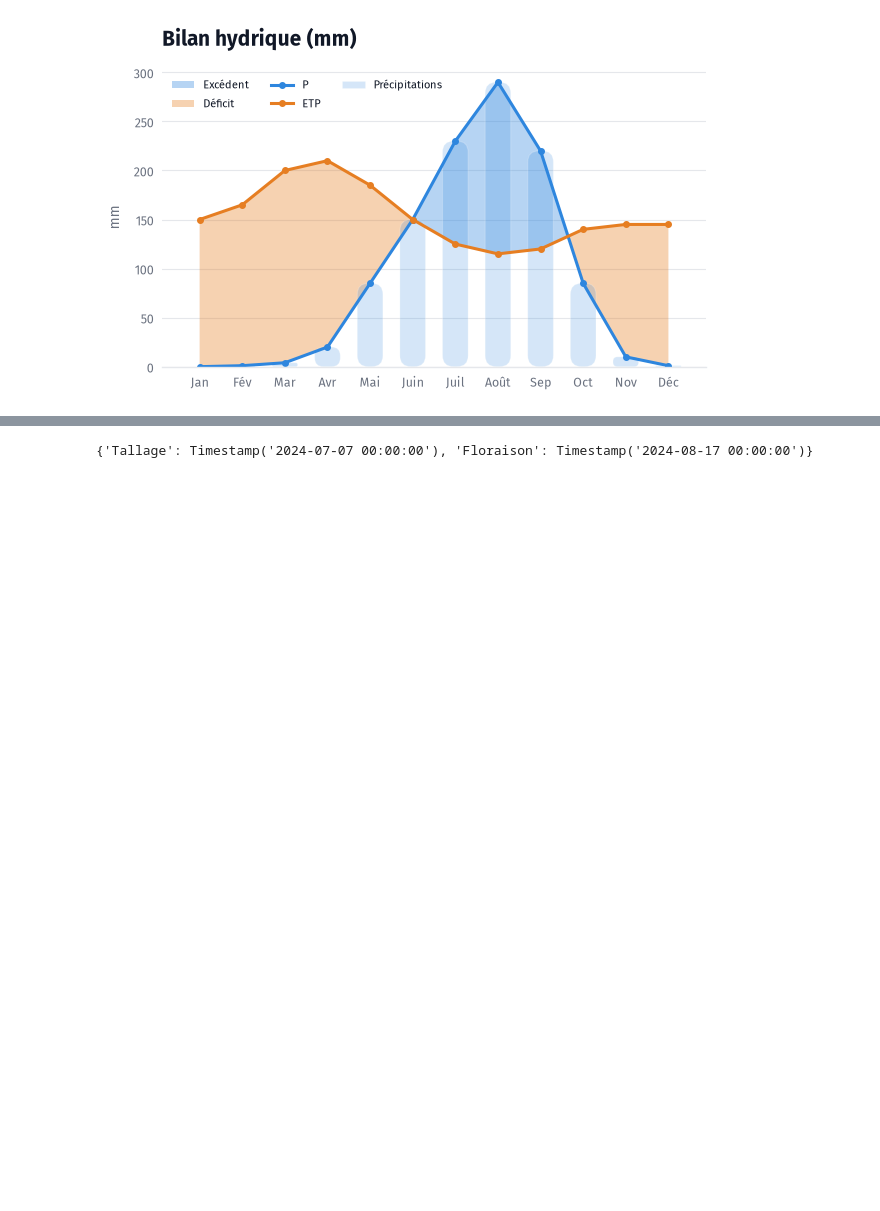
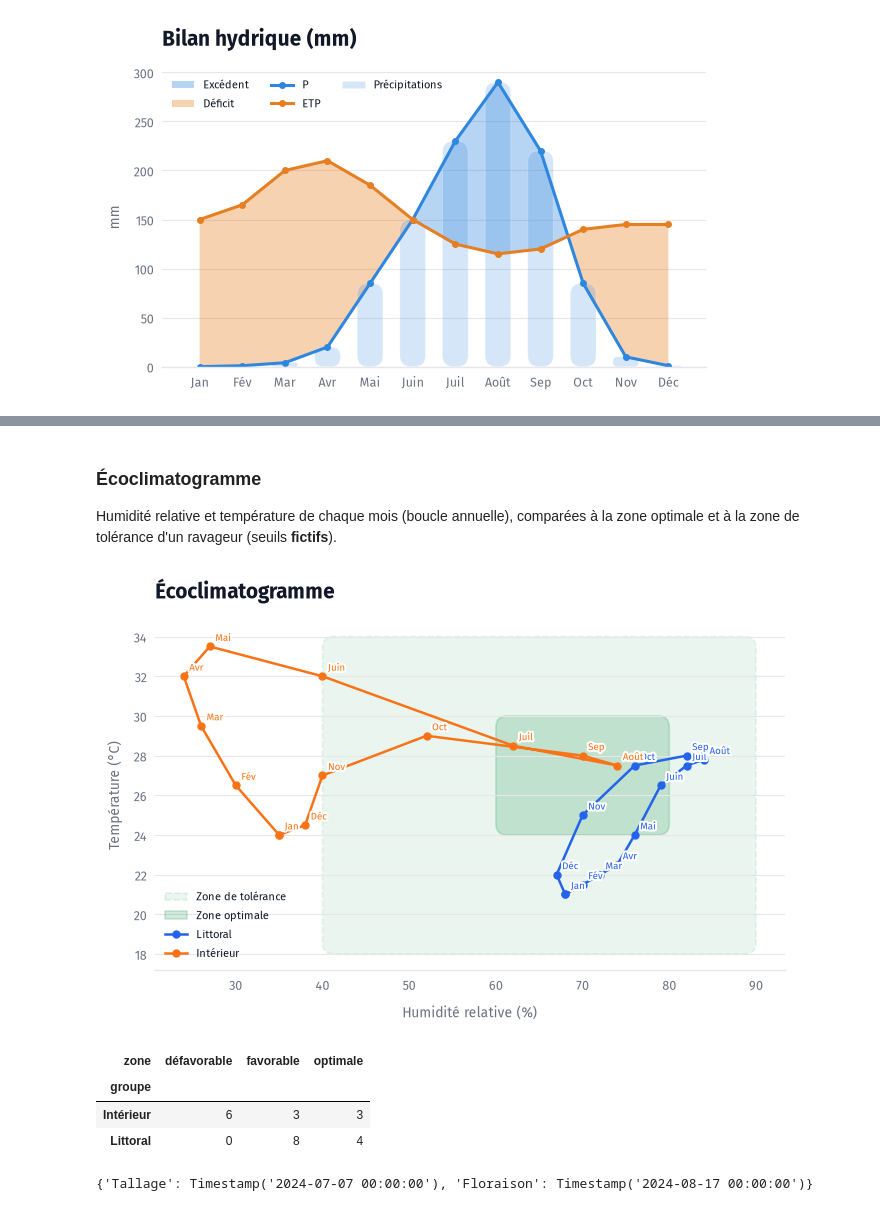
Before and after one commit to Mr-KAM/plutovizu, a Jupyter notebook: examples/03_climat_et_sols.ipynb, the cells around one changed output, grey strips where cells are left out. Saved outputs shown, nothing was run; the diff lists cells and outputs as text; code cells hidden in the pictures; blank space fills up the shorter version.

```diff
--- a/examples/03_climat_et_sols.ipynb
+++ b/examples/03_climat_et_sols.ipynb
@@ -110,3 +136,29 @@ chart.show()
+# %% [markdown]
+### Écoclimatogramme
+
+Humidité relative et température de chaque mois (boucle annuelle), comparées à la zone optimale et à la zone de tolérance d'un ravageur (seuils **fictifs**).
+# %%
+mois = ['Jan', 'Fév', 'Mar', 'Avr', 'Mai', 'Juin', 'Juil', 'Août', 'Sep', 'Oct', 'Nov', 'Déc']
+ecoclimat = pd.DataFrame({
+    'mois': mois * 2, 'station': ['Littoral'] * 12 + ['Intérieur'] * 12,
+    'humidite': [68, 70, 72, 74, 76, 79, 82, 84, 82, 76, 70, 67,
+                 35, 30, 26, 24, 27, 40, 62, 74, 70, 52, 40, 38],
+    'temperature': [21, 21.5, 22, 22.5, 24, 26.5, 27.5, 27.8, 28, 27.5, 25, 22,
+                    24, 26.5, 29.5, 32, 33.5, 32, 28.5, 27.5, 28, 29, 27, 24.5]})
+
+chart = (Chart(ecoclimat, figsize=cm(18, 12))
+    .ecoclimatogram('humidite', 'temperature', month='mois', group='station',
+                    optimum=(60, 80, 24, 30), tolerance=(40, 90, 18, 34))
+    .title('Écoclimatogramme')
+    .tight_layout())
+chart.show()
+chart.ecoclimate.groupby(['groupe', 'zone']).size().unstack(fill_value=0)
+# %% [output]
+[figure, added]
+| zone | défavorable | favorable | optimale |
+| groupe |  |  |  |
+| Intérieur | 6 | 3 | 3 |
+| Littoral | 0 | 8 | 4 |
 # %%
 chart = (Chart(meteo)
     .degree_days('jour', 'tmin', 'tmax', base=10, cap=35,
```
Also changed, not shown: parts of 2 cells of this notebook, 28 other files.
